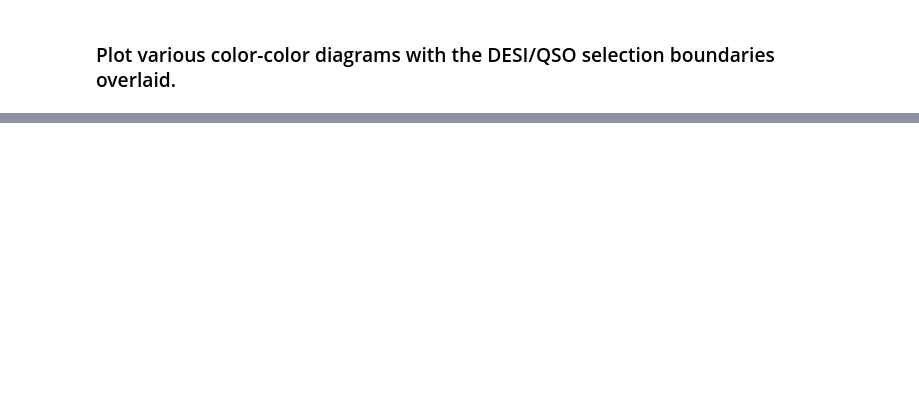
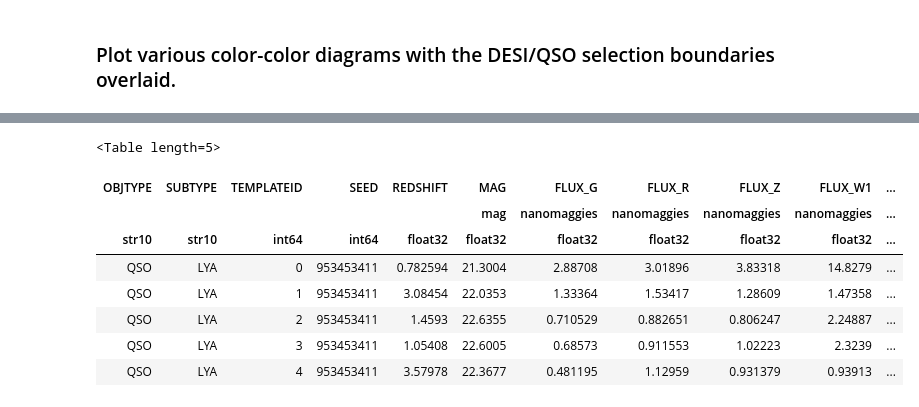
Before and after one commit to desihub/desisim, a Jupyter notebook: doc/nb/simqso-templates.ipynb, the cells around one changed output, grey strips where cells are left out. Cells and saved outputs as stored; diff of their text form; code cells hidden in the pictures; blank space fills up the shorter version.

```diff
--- a/doc/nb/simqso-templates.ipynb
+++ b/doc/nb/simqso-templates.ipynb
@@ -298,0 +329,12 @@ qaplot_colorcolor(old=True)
+# %%
+mm
+# %% [output]
+<Table length=5>
+| OBJTYPE | SUBTYPE | TEMPLATEID | SEED | REDSHIFT | MAG | FLUX_G | FLUX_R | FLUX_Z | FLUX_W1 | ... |
+|  |  |  |  |  | mag | nanomaggies | nanomaggies | nanomaggies | nanomaggies | ... |
+| str10 | str10 | int64 | int64 | float32 | float32 | float32 | float32 | float32 | float32 | ... |
+| QSO | LYA | 0 | 953453411 | 0.782594 | 21.3004 | 2.88708 | 3.01896 | 3.83318 | 14.8279 | ... |
+| QSO | LYA | 1 | 953453411 | 3.08454 | 22.0353 | 1.33364 | 1.53417 | 1.28609 | 1.47358 | ... |
+| QSO | LYA | 2 | 953453411 | 1.4593 | 22.6355 | 0.710529 | 0.882651 | 0.806247 | 2.24887 | ... |
+| QSO | LYA | 3 | 953453411 | 1.05408 | 22.6005 | 0.68573 | 0.911553 | 1.02223 | 2.3239 | ... |
+| QSO | LYA | 4 | 953453411 | 3.57978 | 22.3677 | 0.481195 | 1.12959 | 0.931379 | 0.93913 | ... |
```
Also changed, not shown: parts of 20 cells of this notebook, 5 other files.
